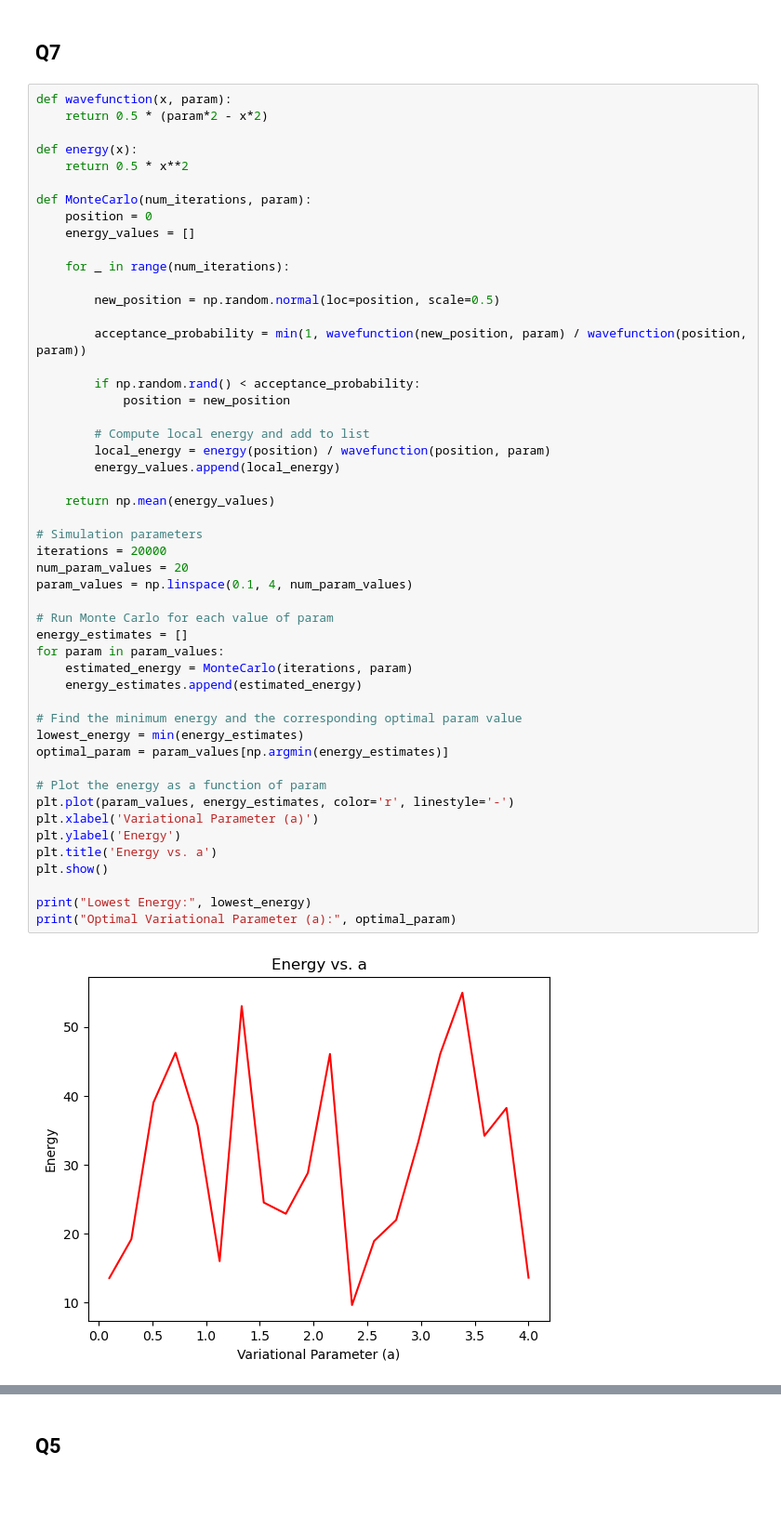
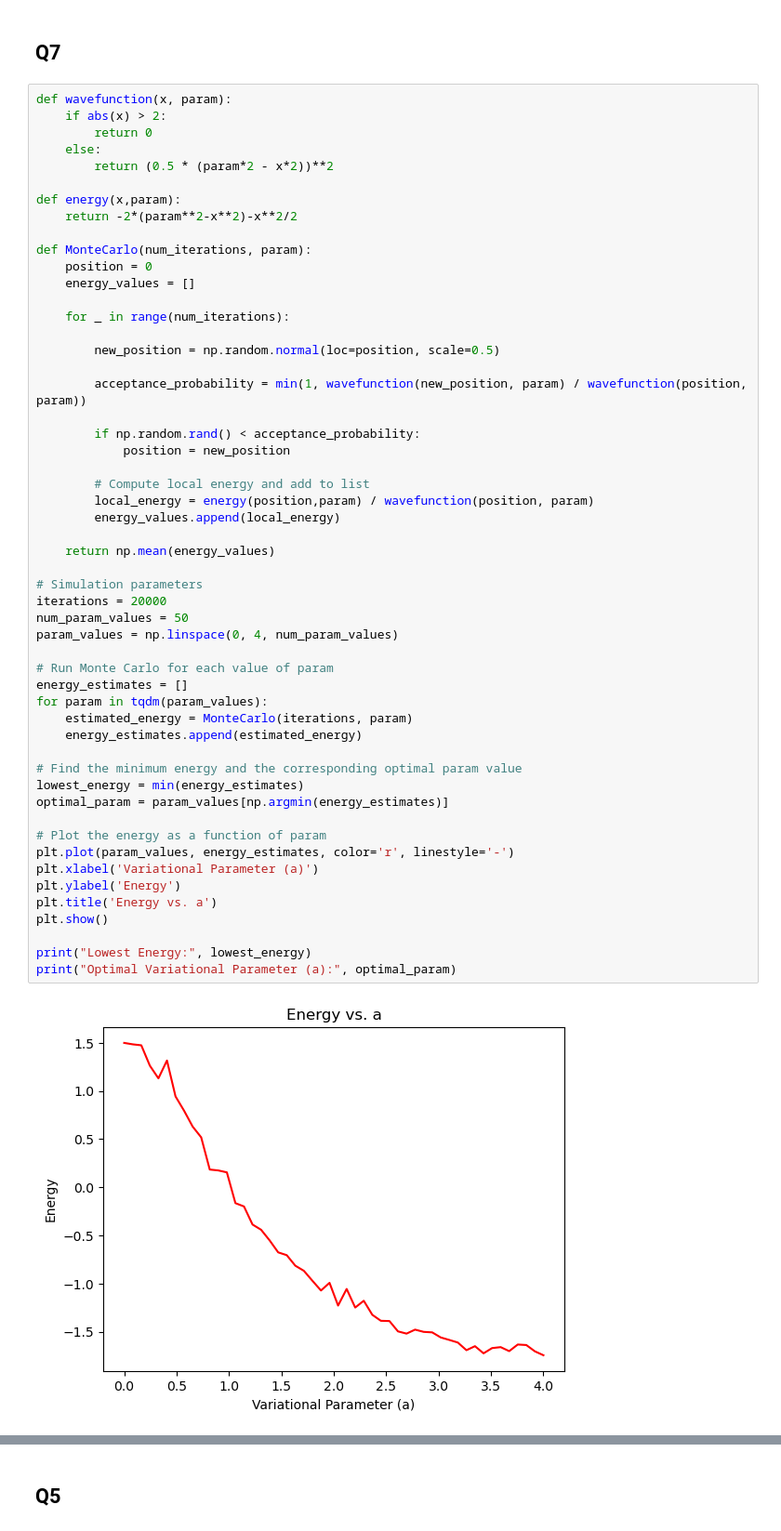
Before and after one commit to slashgeaus/Computational-physics, a Jupyter notebook: Endsem/Endsem.ipynb, the cells around one changed output, grey strips where cells are left out. Shown: that part at 93% size. Cells and saved outputs as stored; diff of their text form; blank space fills up the shorter version.

```diff
--- a/Endsem/Endsem.ipynb
+++ b/Endsem/Endsem.ipynb
@@ -106,10 +158,13 @@ Number of iterations: 9
 ## Q7
 # %%
 def wavefunction(x, param):
-    return 0.5 * (param*2 - x*2)
+    if abs(x) > 2:
+        return 0
+    else:
+        return (0.5 * (param*2 - x*2))**2
 
-def energy(x):
-    return 0.5 * x**2
+def energy(x,param):
+    return -2*(param**2-x**2)-x**2/2
 
 def MonteCarlo(num_iterations, param):
     position = 0
@@ -124,35 +179,35 @@ def MonteCarlo(num_iterations, param):
         if np.random.rand() < acceptance_probability:
             position = new_position
 
         # Compute local energy and add to list
-        local_energy = energy(position) / wavefunction(position, param)
+        local_energy = energy(position,param) / wavefunction(position, param)
         energy_values.append(local_energy)
 
     return np.mean(energy_values)
 
 # Simulation parameters
 iterations = 20000
-num_param_values = 20
-param_values = np.linspace(0.1, 4, num_param_values)
+num_param_values = 50
+param_values = np.linspace(0, 4, num_param_values)
 
 # Run Monte Carlo for each value of param
 energy_estimates = []
-for param in param_values:
+for param in tqdm(param_values):
     estimated_energy = MonteCarlo(iterations, param)
     energy_estimates.append(estimated_energy)
 
 # Find the minimum energy and the corresponding optimal param value
 lowest_energy = min(energy_estimates)
 optimal_param = param_values[np.argmin(energy_estimates)]
 
 # Plot the energy as a function of param
 plt.plot(param_values, energy_estimates, color='r', linestyle='-')
 plt.xlabel('Variational Parameter (a)')
 plt.ylabel('Energy')
 plt.title('Energy vs. a')
 plt.show()
 
 print("Lowest Energy:", lowest_energy)
 print("Optimal Variational Parameter (a):", optimal_param)
 # %% [output]
-[figure, old version]
+[figure, new version]
```
Also changed, not shown: parts of 16 cells of this notebook.
